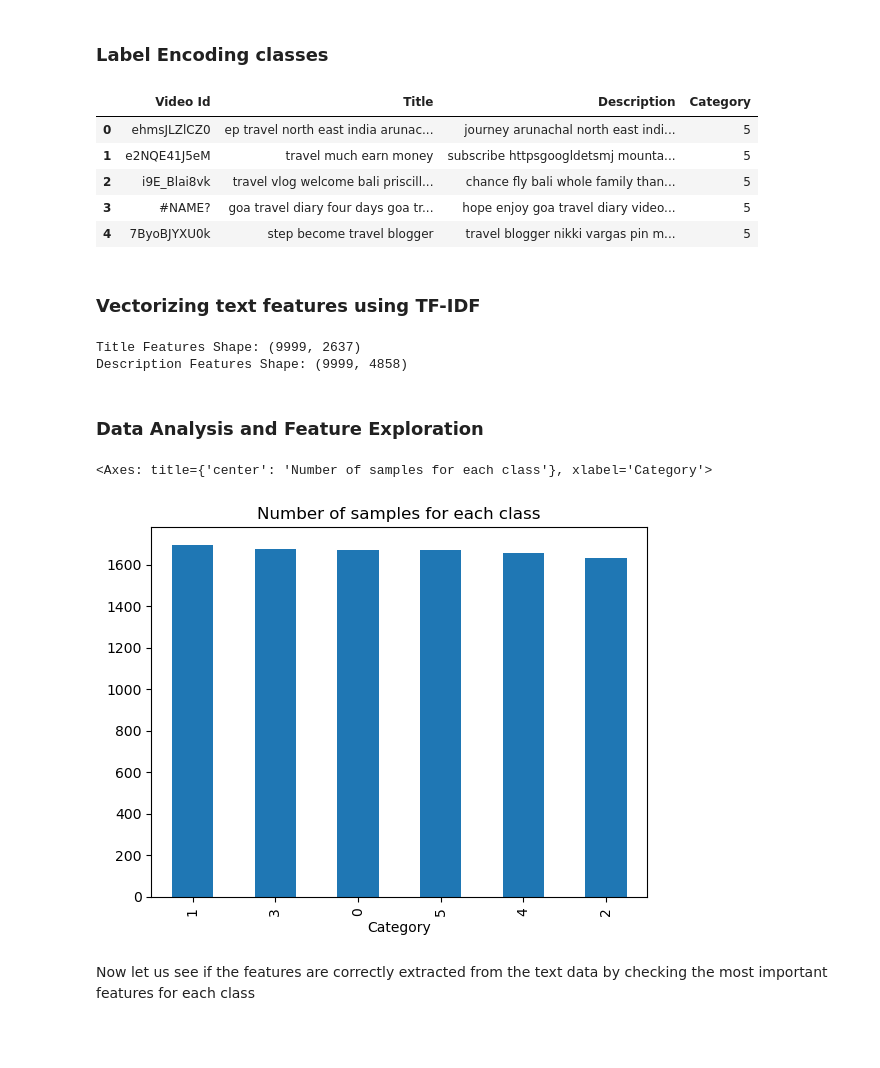
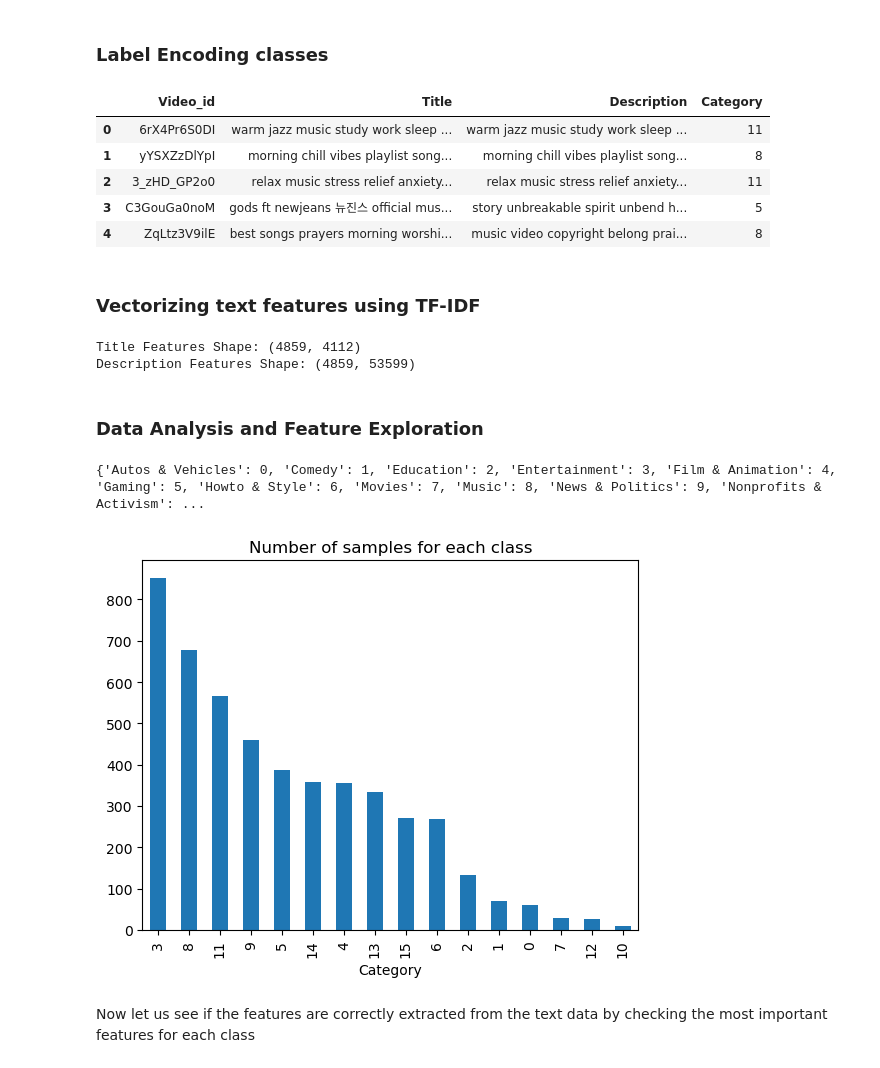
Before and after one commit to kietpha19/DataMining, a Jupyter notebook: bryan_classify_test/Text Classification Analysis.ipynb, the cells around one changed output. Saved outputs shown, nothing was run; the diff lists cells and outputs as text; code cells hidden in the pictures; blank space fills up the shorter version.

```diff
--- a/bryan_classify_test/Text Classification Analysis.ipynb
+++ b/bryan_classify_test/Text Classification Analysis.ipynb
@@ -41,0 +33,22 @@ data.head(5)
+# %%
+# Import Data
+#api key AIzaSyAwk5RFnFLEM_jCgSezO1qLV3tnLlfjOIg
+data = pd.read_csv('../data/random_video.csv',delimiter="|" )
+data2 = pd.read_csv('../data/random_video2.csv',delimiter="|" )
+data3 = pd.read_csv('../data/random_video3.csv',delimiter="|" )
+data4 = pd.read_csv('../data/random_video4.csv',delimiter="|" )
+data5 = pd.read_csv('../data/random_video5.csv',delimiter="|" )
+data6 = pd.read_csv('../data/random_video6.csv',delimiter="|" )
+data7 = pd.read_csv('../data/random_video7.csv',delimiter="|" )
+data8 = pd.read_csv('../data/random_video8.csv',delimiter="|" )
+data9 = pd.read_csv('../data/random_video9.csv',delimiter="|" )
+data10 = pd.read_csv('../data/random_video10.csv',delimiter="|" )
+#combine the data using concat
+data = pd.concat([data, data2, data3, data4, data5, data6, data7, data8, data9, data10])
+#remove 100 rows of category entertainment
+#data = data[data['category'] != 'Entertainment']
+#get only video_id, title, description, tags, and duration
+data = data[['video_id','title','description', 'category']] #'tags','duration',
+#change the name of the columns to upper case only first letter
+data.columns = ['Video_id','Title','Description', 'Category'] #'Tags','Duration',
+data.head(5)
@@ -130,12 +146,12 @@ le.fit(data.Category)
 data.Category = le.transform(data.Category)
 data.head(5)
 # %% [output]
-|  | Video Id | Title | Description | Category |
-| 0 | ehmsJLZlCZ0 | ep travel north east india arunac... | journey arunachal north east indi... | 5 |
-| 1 | e2NQE41J5eM | travel much earn money | subscribe httpsgoogldetsmj mounta... | 5 |
-| 2 | i9E_Blai8vk | travel vlog welcome bali priscill... | chance fly bali whole family than... | 5 |
-| 3 | #NAME? | goa travel diary four days goa tr... | hope enjoy goa travel diary video... | 5 |
-| 4 | 7ByoBJYXU0k | step become travel blogger | travel blogger nikki vargas pin m... | 5 |
+|  | Video_id | Title | Description | Category |
+| 0 | 6rX4Pr6S0DI | warm jazz music study work sleep ... | warm jazz music study work sleep ... | 11 |
+| 1 | yYSXZzDlYpI | morning chill vibes playlist song... | morning chill vibes playlist song... | 8 |
+| 2 | 3_zHD_GP2o0 | relax music stress relief anxiety... | relax music stress relief anxiety... | 11 |
+| 3 | C3GouGa0noM | gods ft newjeans 뉴진스 official mus... | story unbreakable spirit unbend h... | 5 |
+| 4 | ZqLtz3V9ilE | best songs prayers morning worshi... | music video copyright belong prai... | 8 |
 # %% [markdown]
 ### Vectorizing text features using TF-IDF
 # %%
@@ -149,17 +165,21 @@ features_description = tfidf_desc.fit_transform(data.Description).toarray()
 print('Title Features Shape: ' + str(features_title.shape))
 print('Description Features Shape: ' + str(features_description.shape))
 # %% [output]
-Title Features Shape: (9999, 2637)
-Description Features Shape: (9999, 4858)
+Title Features Shape: (4859, 4112)
+Description Features Shape: (4859, 53599)
 # %% [markdown]
 ### Data Analysis and Feature Exploration
 # %%
 # Plotting class distribution
 data['Category'].value_counts().sort_values(ascending=False).plot(kind='bar', y='Number of Samples',
                                                                 title='Number of samples for each class')
+
+#PRINT THE CATEGORY LABELS
+le_name_mapping = dict(zip(le.classes_, le.transform(le.classes_)))
+print(le_name_mapping)
 # %% [output]
-<Axes: title={'center': 'Number of samples for each class'}, xlabel='Category'>
+{'Autos & Vehicles': 0, 'Comedy': 1, 'Education': 2, 'Entertainment': 3, 'Film & Animation': 4, 'Gaming': 5, 'Howto & Style': 6, 'Movies': 7, 'Music': 8, 'News & Politics': 9, 'Nonprofits & Activism': ...
-[figure, old version]
+[figure, new version]
 # %% [markdown]
 Now let us see if the features are correctly extracted from the text data by checking the most important features for each class
 # %%
```
Also changed, not shown: parts of 17 cells of this notebook, 10 other files.
